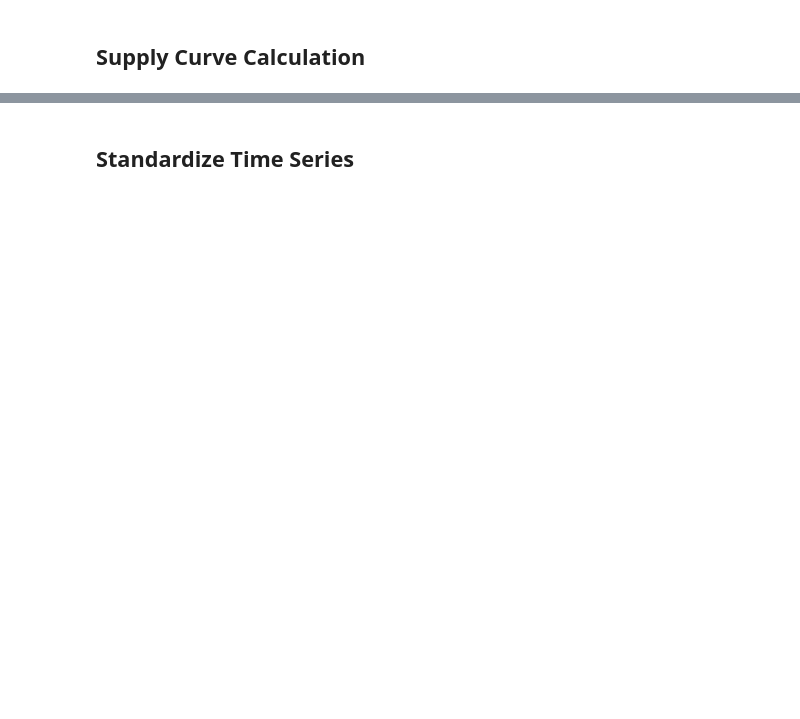
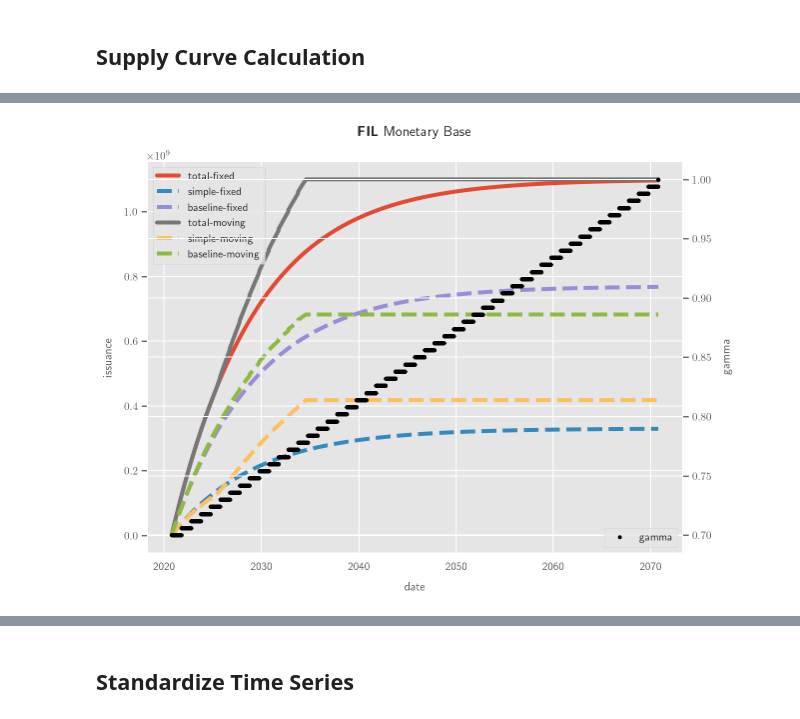
Before and after one commit to lrettig/crypto-monetary-base, a Jupyter notebook: jupyter-notebooks/FIL.ipynb, the cells around one changed output, grey strips where cells are left out. Drawn from its saved outputs; the diff is of its cells as text; code cells hidden in the pictures; blank space fills up the shorter version.

```diff
--- a/jupyter-notebooks/FIL.ipynb
+++ b/jupyter-notebooks/FIL.ipynb
@@ -484,0 +587,3 @@ plot_fil_supply_curve_complex(supply)
+# %%
+plot_fil_supply_curve_complex1(supply)
+# %% [output]
@@ -484,0 +591 @@ plot_fil_supply_curve_complex(supply)
+[figure, added]
```
Also changed, not shown: parts of 11 cells of this notebook, 8 other files.
